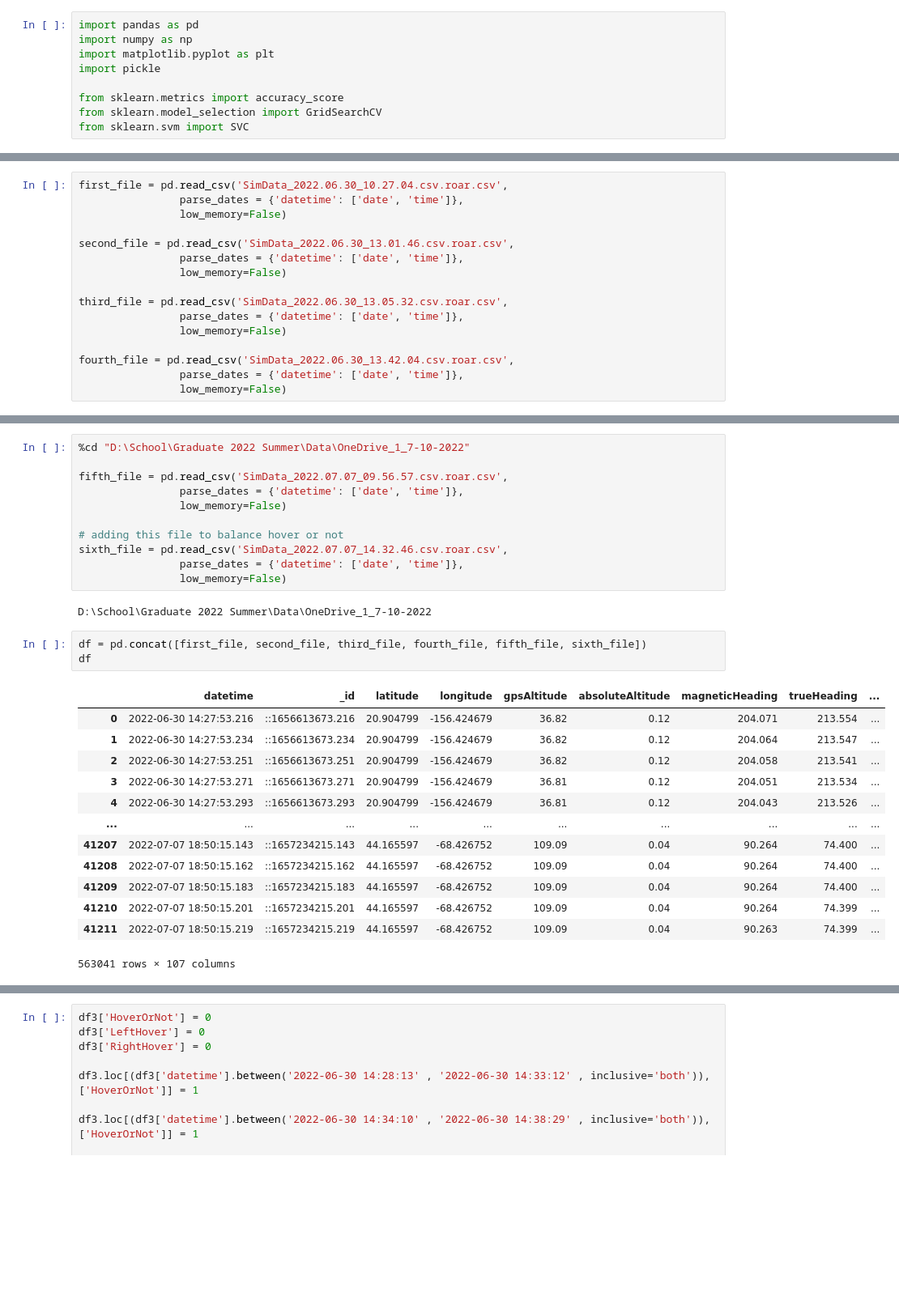
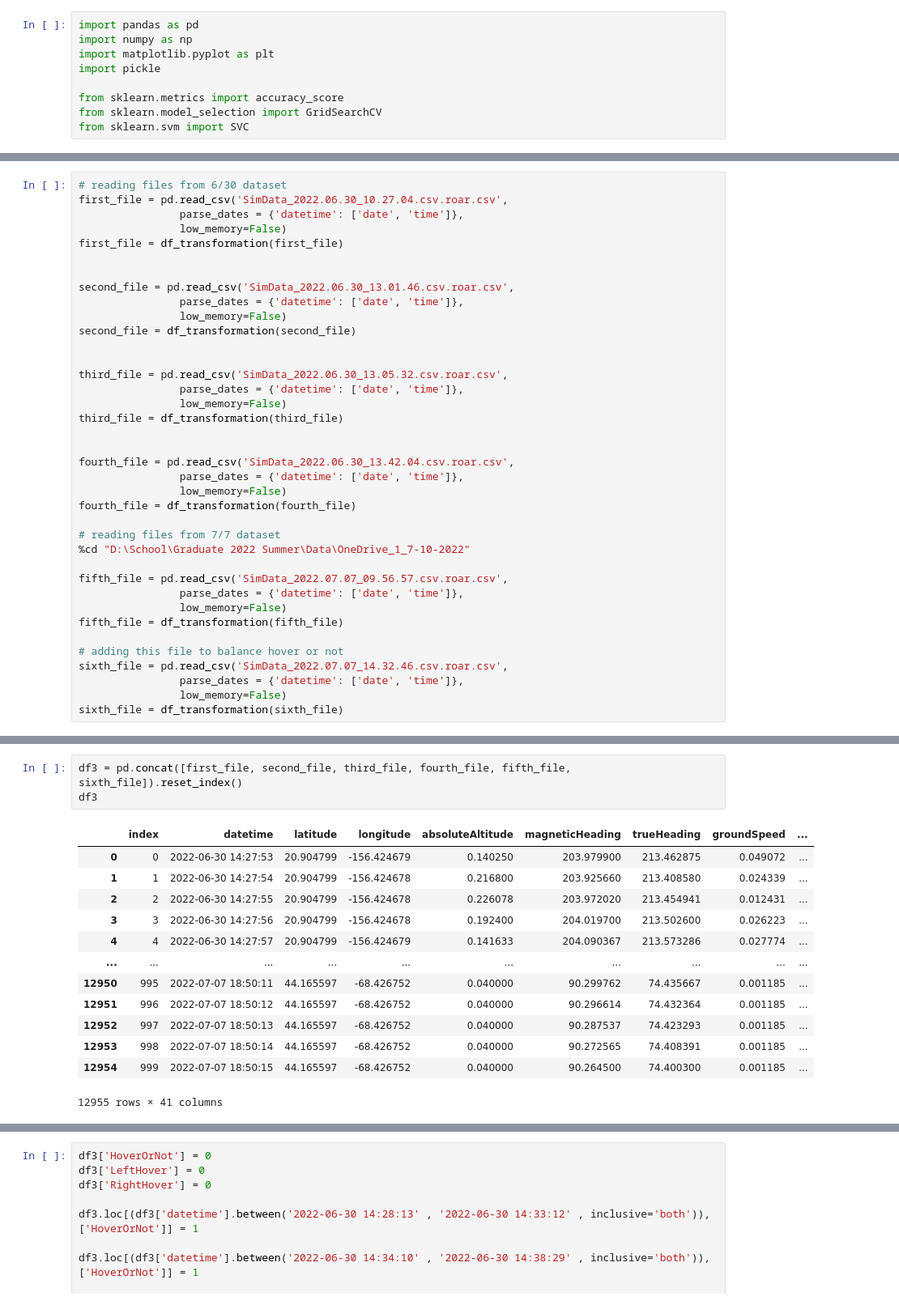
Before and after one commit to davyeno/rotorcraft-project, a Jupyter notebook: david/0712-file-processed-with-visualization-grant-chart.ipynb, the cells around one changed output, grey strips where cells are left out. Shown at 81% size. Saved outputs shown, nothing was run; the diff lists cells and outputs as text; blank space fills up the shorter version.

```diff
--- a/david/0712-file-processed-with-visualization-grant-chart.ipynb
+++ b/david/0712-file-processed-with-visualization-grant-chart.ipynb
@@ -18,16 +72,38 @@ from sklearn.svm import SVC
 # %%
+# reading files from 6/30 dataset
 first_file = pd.read_csv('SimData_2022.06.30_10.27.04.csv.roar.csv',
                 parse_dates = {'datetime': ['date', 'time']},
                 low_memory=False)
+first_file = df_transformation(first_file)
+
 
 second_file = pd.read_csv('SimData_2022.06.30_13.01.46.csv.roar.csv',
                 parse_dates = {'datetime': ['date', 'time']},
                 low_memory=False)
+second_file = df_transformation(second_file)
+
 
 third_file = pd.read_csv('SimData_2022.06.30_13.05.32.csv.roar.csv',
                 parse_dates = {'datetime': ['date', 'time']},
                 low_memory=False)
+third_file = df_transformation(third_file)
+
 
 fourth_file = pd.read_csv('SimData_2022.06.30_13.42.04.csv.roar.csv',
                 parse_dates = {'datetime': ['date', 'time']},
                 low_memory=False)
+fourth_file = df_transformation(fourth_file)
+
+# reading files from 7/7 dataset
+%cd "D:\School\Graduate 2022 Summer\Data\OneDrive_1_7-10-2022"
+
+fifth_file = pd.read_csv('SimData_2022.07.07_09.56.57.csv.roar.csv',
+                parse_dates = {'datetime': ['date', 'time']},
+                low_memory=False)
+fifth_file = df_transformation(fifth_file)
+
+# adding this file to balance hover or not
+sixth_file = pd.read_csv('SimData_2022.07.07_14.32.46.csv.roar.csv',
+                parse_dates = {'datetime': ['date', 'time']},
+                low_memory=False)
+sixth_file = df_transformation(sixth_file)
@@ -34,30 +142,17 @@ fourth_file = pd.read_csv('SimData_2022.06.30_13.42.04.csv.roar.csv',
-# %%
-%cd "D:\School\Graduate 2022 Summer\Data\OneDrive_1_7-10-2022"
-
-fifth_file = pd.read_csv('SimData_2022.07.07_09.56.57.csv.roar.csv',
-                parse_dates = {'datetime': ['date', 'time']},
-                low_memory=False)
-
-# adding this file to balance hover or not
-sixth_file = pd.read_csv('SimData_2022.07.07_14.32.46.csv.roar.csv',
-                parse_dates = {'datetime': ['date', 'time']},
-                low_memory=False)
-# %% [output]
-D:\School\Graduate 2022 Summer\Data\OneDrive_1_7-10-2022
 # %%
-df = pd.concat([first_file, second_file, third_file, fourth_file, fifth_file, sixth_file])
-df
+df3 = pd.concat([first_file, second_file, third_file, fourth_file, fifth_file, sixth_file]).reset_index()
+df3
 # %% [output]
-|  | datetime | _id | latitude | longitude | gpsAltitude | absoluteAltitude | magneticHeading | trueHeading | ... |
-| 0 | 2022-06-30 14:27:53.216 | ::1656613673.216 | 20.904799 | -156.424679 | 36.82 | 0.12 | 204.071 | 213.554 | ... |
-| 1 | 2022-06-30 14:27:53.234 | ::1656613673.234 | 20.904799 | -156.424679 | 36.82 | 0.12 | 204.064 | 213.547 | ... |
-| 2 | 2022-06-30 14:27:53.251 | ::1656613673.251 | 20.904799 | -156.424679 | 36.82 | 0.12 | 204.058 | 213.541 | ... |
-| 3 | 2022-06-30 14:27:53.271 | ::1656613673.271 | 20.904799 | -156.424679 | 36.81 | 0.12 | 204.051 | 213.534 | ... |
-| 4 | 2022-06-30 14:27:53.293 | ::1656613673.293 | 20.904799 | -156.424679 | 36.81 | 0.12 | 204.043 | 213.526 | ... |
+|  | index | datetime | latitude | longitude | absoluteAltitude | magneticHeading | trueHeading | groundSpeed | ... |
+| 0 | 0 | 2022-06-30 14:27:53 | 20.904799 | -156.424679 | 0.140250 | 203.979900 | 213.462875 | 0.049072 | ... |
+| 1 | 1 | 2022-06-30 14:27:54 | 20.904799 | -156.424678 | 0.216800 | 203.925660 | 213.408580 | 0.024339 | ... |
+| 2 | 2 | 2022-06-30 14:27:55 | 20.904799 | -156.424678 | 0.226078 | 203.972020 | 213.454941 | 0.012431 | ... |
+| 3 | 3 | 2022-06-30 14:27:56 | 20.904799 | -156.424678 | 0.192400 | 204.019700 | 213.502600 | 0.026223 | ... |
+| 4 | 4 | 2022-06-30 14:27:57 | 20.904799 | -156.424679 | 0.141633 | 204.090367 | 213.573286 | 0.027774 | ... |
 | ... | ... | ... | ... | ... | ... | ... | ... | ... | ... |
-| 41207 | 2022-07-07 18:50:15.143 | ::1657234215.143 | 44.165597 | -68.426752 | 109.09 | 0.04 | 90.264 | 74.400 | ... |
-| 41208 | 2022-07-07 18:50:15.162 | ::1657234215.162 | 44.165597 | -68.426752 | 109.09 | 0.04 | 90.264 | 74.400 | ... |
-| 41209 | 2022-07-07 18:50:15.183 | ::1657234215.183 | 44.165597 | -68.426752 | 109.09 | 0.04 | 90.264 | 74.400 | ... |
-| 41210 | 2022-07-07 18:50:15.201 | ::1657234215.201 | 44.165597 | -68.426752 | 109.09 | 0.04 | 90.264 | 74.399 | ... |
-| 41211 | 2022-07-07 18:50:15.219 | ::1657234215.219 | 44.165597 | -68.426752 | 109.09 | 0.04 | 90.263 | 74.399 | ... |
+| 12950 | 995 | 2022-07-07 18:50:11 | 44.165597 | -68.426752 | 0.040000 | 90.299762 | 74.435667 | 0.001185 | ... |
+| 12951 | 996 | 2022-07-07 18:50:12 | 44.165597 | -68.426752 | 0.040000 | 90.296614 | 74.432364 | 0.001185 | ... |
+| 12952 | 997 | 2022-07-07 18:50:13 | 44.165597 | -68.426752 | 0.040000 | 90.287537 | 74.423293 | 0.001185 | ... |
+| 12953 | 998 | 2022-07-07 18:50:14 | 44.165597 | -68.426752 | 0.040000 | 90.272565 | 74.408391 | 0.001185 | ... |
+| 12954 | 999 | 2022-07-07 18:50:15 | 44.165597 | -68.426752 | 0.040000 | 90.264500 | 74.400300 | 0.001185 | ... |
-563041 rows × 107 columns
+12955 rows × 41 columns
```
Also changed, not shown: parts of 29 cells of this notebook, 3 other files.
